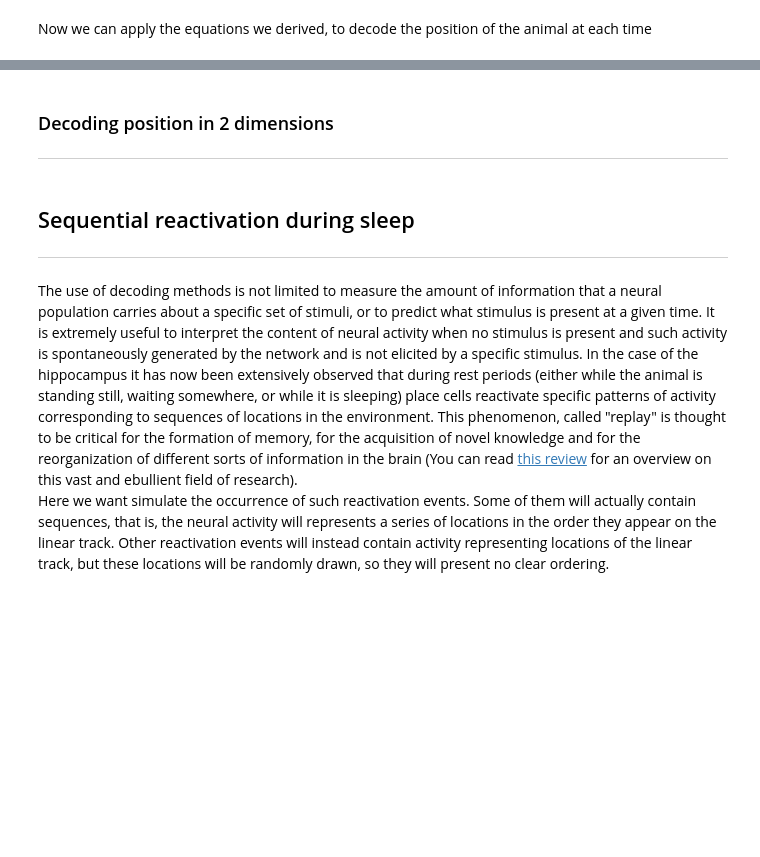
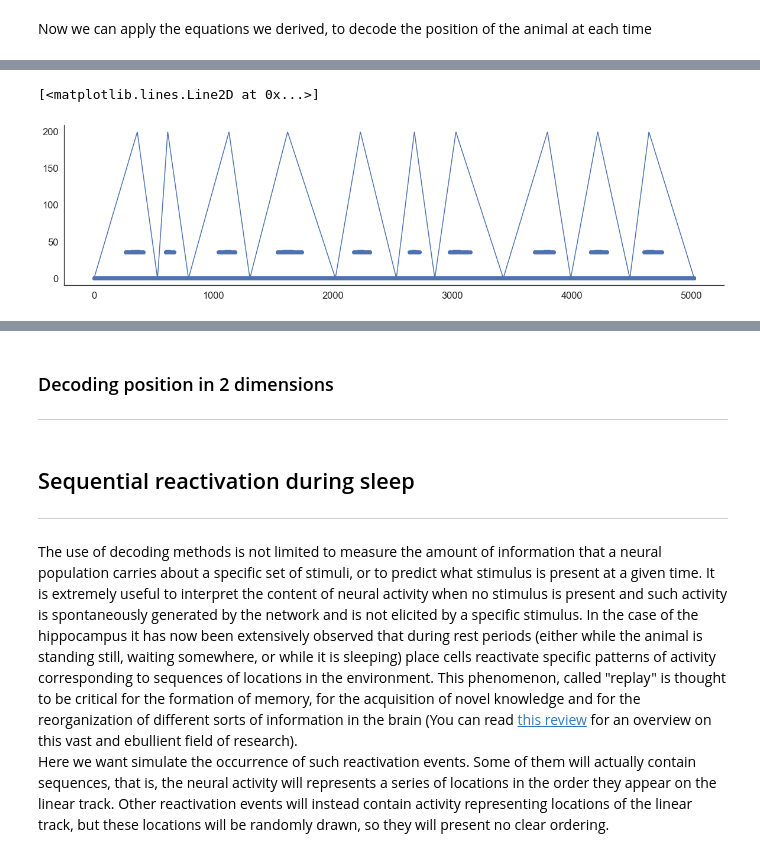
Before and after one commit to xamweil/population-methods, a Jupyter notebook: 02-bayes-decoding/bayes-decoding.ipynb, the cells around one changed output, grey strips where cells are left out. Drawn from its saved outputs; the diff is of its cells as text; code cells hidden in the pictures; blank space fills up the shorter version.

```diff
--- a/02-bayes-decoding/bayes-decoding.ipynb
+++ b/02-bayes-decoding/bayes-decoding.ipynb
@@ -55,0 +117,3 @@ To perform bayesian decoding, we need to estimate $P(r_{i}|s)$. This is done by
+# %%
+spikes_count= [np.histogram(s,t)[0] for s in spikes]
+spikes_count = np.asarray(spikes_count).T # we transpose the matrix to have the more familiar samples x features shape
@@ -57,21 +127,23 @@ To perform bayesian decoding, we need to estimate $P(r_{i}|s)$. This is done by
 Now we can apply the equations we derived, to decode the position of the animal at each time
 # %%
 # code decoding
-x_decoded=zeros(size(spikes,2),1);
-for t_bin=1:size(spikes,2)
+from scipy.stats import poisson
 
-    if(sum(spikes(:,t_bin),1)>0) % Check if the time window contains spikes
+true_x = x[:-1] # get rid of last timepoint to have same length as binned spikes
+decoding_times = t[:-1]
 
-    Post_p=NaN(size(estim_firing_rate,2),1);
-    for i=1:size(estim_firing_rate,2)
-        % Note that we work with log so that we can sum probabilities
-        % instead of multiplying them
-        Post_p(i)=sum(log(poisspdf(spikes(:,t_bin),estim_firing_rate(:,i)/sampling_rate)));
+x_decoded = np.zeros_like(true_x)
 
-    end
+for t_bin in tqdm(range(len(decoding_times))):
+    if sum(spikes_count[t_bin,:])>0: # Check if the time window contains spikes
+        posterior = np.empty(firing_rate_maps.shape[-1])
 
-    x_decoded(t_bin) = find(Post_p==nanmax(Post_p),1,'first');
-    else
-    x_decoded(t_bin) = NaN;
-    end
-end
+        for i in range(len(posterior)):
+            # Note that we work with log so that we can sum probabilities
+            # instead of multiplying them
+            posterior[i] = sum(np.log(poisson.pmf(spikes_count[t_bin,:],firing_rate_maps[:,i]/fps)+pow(1,-10)));
+
+
+        x_decoded[t_bin] = space_bins[np.argmax(posterior)]
+    else:
+        x_decoded[t_bin] = np.nan
@@ -79,0 +150,7 @@ Let's now look at the results. Let's plot the decoded trajectory against the tru
+# %%
+plt.figure(figsize=(20,5))
+plt.scatter(range(len(x_decoded)),x_decoded)
+plt.plot(true_x)
+# %% [output]
+[<matplotlib.lines.Line2D at 0x...>]
+[figure, added]
```
Also changed, not shown: parts of 20 cells of this notebook, 1 other file.
